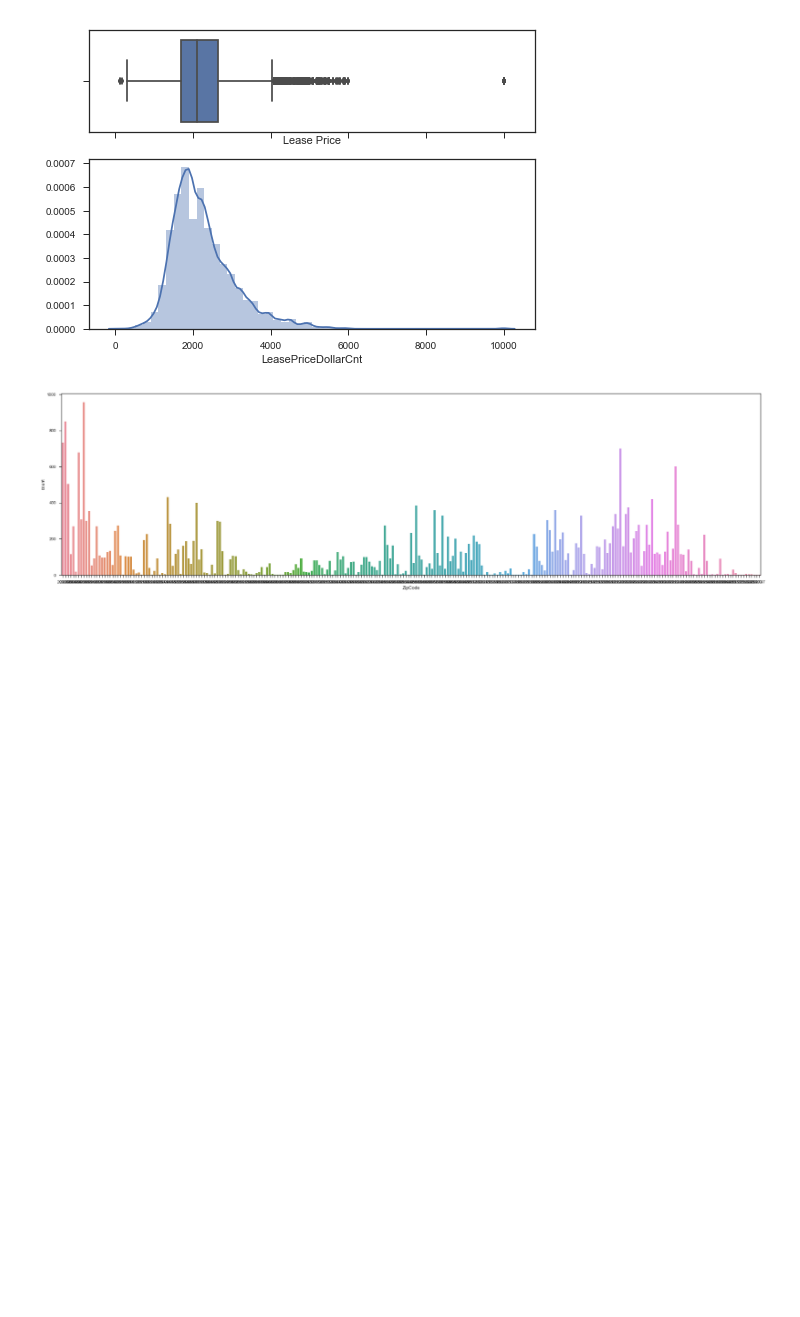
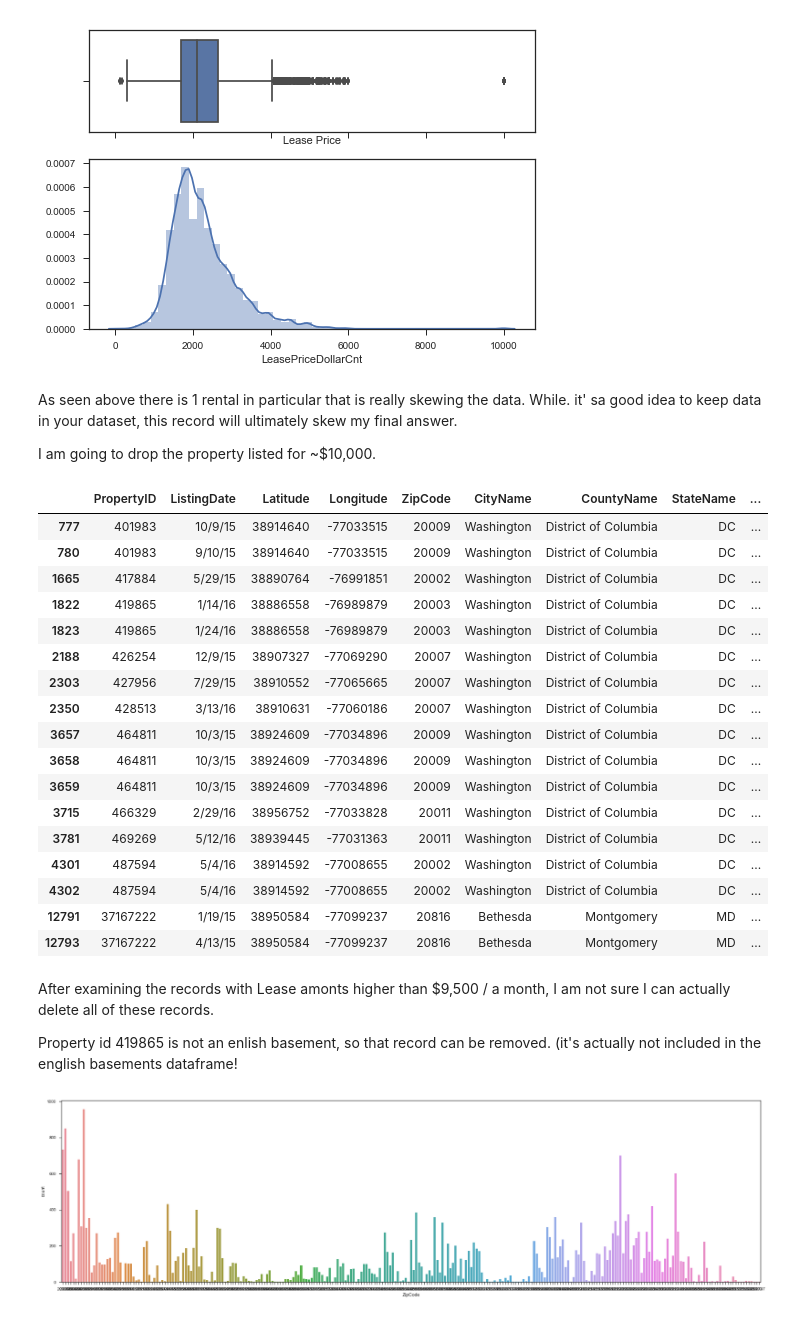
Before and after one commit to geodesicdome/housing_data, a Jupyter notebook: Annijke_Wade_Data_Excercise.ipynb, the cells around one changed output. Cells and saved outputs as stored; diff of their text form; code cells hidden in the pictures; blank space fills up the shorter version.

```diff
--- a/Annijke_Wade_Data_Excercise.ipynb
+++ b/Annijke_Wade_Data_Excercise.ipynb
@@ -644,6 +656,37 @@ ax_box.set(xlabel='Lease Price');
 # %% [output]
 <matplotlib.figure.Figure at 0x...>
 [figure]
+# %% [markdown]
+As seen above there is 1 rental in particular that is really skewing the data.  While. it' sa good idea to keep data in your dataset, this record will ultimately skew my final answer.
+
+I am going to drop the property listed for ~$10,000.
+# %%
+trulia_9500_lease = trulia[(trulia.LeasePriceDollarCnt > 9500)]
+
+trulia_9500_lease
+# %% [output]
+|  | PropertyID | ListingDate | Latitude | Longitude | ZipCode | CityName | CountyName | StateName | ... |
+| 777 | 401983 | 10/9/15 | 38914640 | -77033515 | 20009 | Washington | District of Columbia | DC | ... |
+| 780 | 401983 | 9/10/15 | 38914640 | -77033515 | 20009 | Washington | District of Columbia | DC | ... |
+| 1665 | 417884 | 5/29/15 | 38890764 | -76991851 | 20002 | Washington | District of Columbia | DC | ... |
+| 1822 | 419865 | 1/14/16 | 38886558 | -76989879 | 20003 | Washington | District of Columbia | DC | ... |
+| 1823 | 419865 | 1/24/16 | 38886558 | -76989879 | 20003 | Washington | District of Columbia | DC | ... |
+| 2188 | 426254 | 12/9/15 | 38907327 | -77069290 | 20007 | Washington | District of Columbia | DC | ... |
+| 2303 | 427956 | 7/29/15 | 38910552 | -77065665 | 20007 | Washington | District of Columbia | DC | ... |
+| 2350 | 428513 | 3/13/16 | 38910631 | -77060186 | 20007 | Washington | District of Columbia | DC | ... |
+| 3657 | 464811 | 10/3/15 | 38924609 | -77034896 | 20009 | Washington | District of Columbia | DC | ... |
+| 3658 | 464811 | 10/3/15 | 38924609 | -77034896 | 20009 | Washington | District of Columbia | DC | ... |
+| 3659 | 464811 | 10/3/15 | 38924609 | -77034896 | 20009 | Washington | District of Columbia | DC | ... |
+| 3715 | 466329 | 2/29/16 | 38956752 | -77033828 | 20011 | Washington | District of Columbia | DC | ... |
+| 3781 | 469269 | 5/12/16 | 38939445 | -77031363 | 20011 | Washington | District of Columbia | DC | ... |
+| 4301 | 487594 | 5/4/16 | 38914592 | -77008655 | 20002 | Washington | District of Columbia | DC | ... |
+| 4302 | 487594 | 5/4/16 | 38914592 | -77008655 | 20002 | Washington | District of Columbia | DC | ... |
+| 12791 | 37167222 | 1/19/15 | 38950584 | -77099237 | 20816 | Bethesda | Montgomery | MD | ... |
+| 12793 | 37167222 | 4/13/15 | 38950584 | -77099237 | 20816 | Bethesda | Montgomery | MD | ... |
+# %% [markdown]
+After examining the records with Lease amonts higher than $9,500 / a month, I am not sure I can actually delete all of these records.
+
+Property id 419865 is not an enlish basement, so that record can be removed.  (it's actually not included in the english basements dataframe!
 # %%
 plt.figure(figsize = (30, 8))
 zipcode_count = sns.countplot(data=trulia, x="ZipCode")
```
Also changed, not shown: parts of 19 cells of this notebook.
